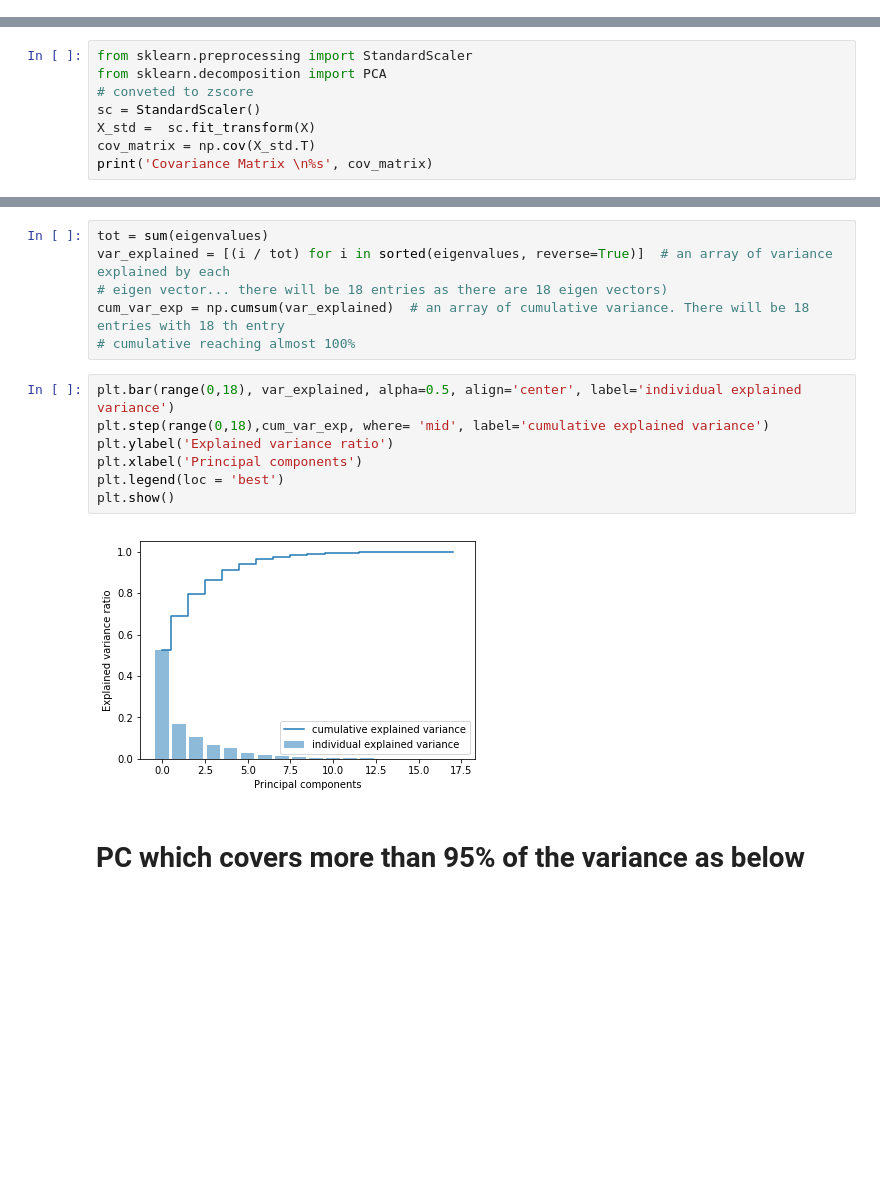
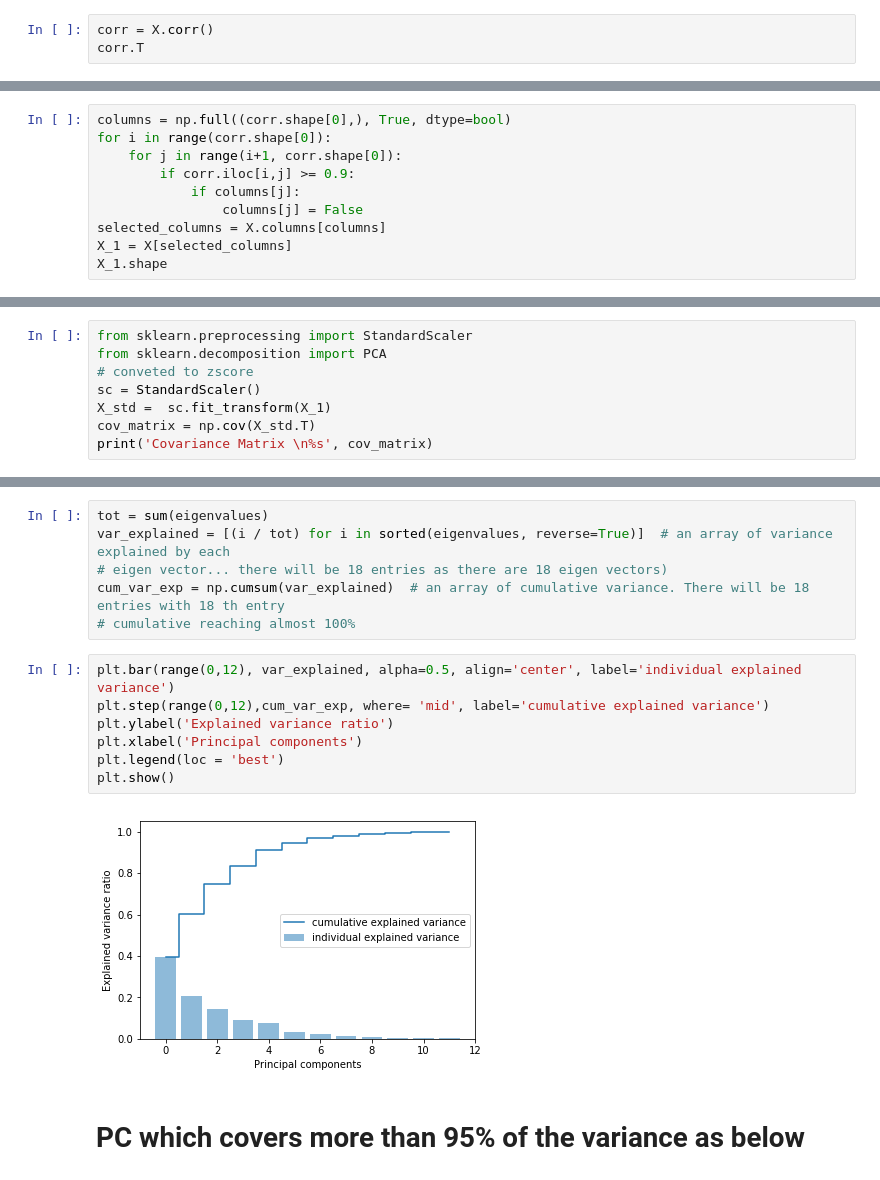
Before and after one commit to GreatLearningAIML1/bangalore-feb-batch-rabigarg, a Jupyter notebook: Unsupervised Learning_R5_Project2.ipynb, the cells around one changed output, grey strips where cells are left out. Cells and saved outputs as stored; diff of their text form; blank space fills up the shorter version.

```diff
--- a/Unsupervised Learning_R5_Project2.ipynb
+++ b/Unsupervised Learning_R5_Project2.ipynb
@@ -154,3 +164,6 @@ Based on the details , we will go via PC variables so that we can cover most of
 # %%
 X = vehicle_df.drop("class", axis=1)
 Y = vehicle_df["class"]
+# %%
+corr = X.corr()
+corr.T
@@ -156,0 +188,10 @@ Y = vehicle_df["class"]
+# %%
+columns = np.full((corr.shape[0],), True, dtype=bool)
+for i in range(corr.shape[0]):
+    for j in range(i+1, corr.shape[0]):
+        if corr.iloc[i,j] >= 0.9:
+            if columns[j]:
+                columns[j] = False
+selected_columns = X.columns[columns]
+X_1 = X[selected_columns]
+X_1.shape
@@ -168,7 +211,7 @@ from sklearn.preprocessing import StandardScaler
 from sklearn.decomposition import PCA
 # conveted to zscore
 sc = StandardScaler()
-X_std =  sc.fit_transform(X)
+X_std =  sc.fit_transform(X_1)
 cov_matrix = np.cov(X_std.T)
 print('Covariance Matrix \n%s', cov_matrix)
 # %% [output]
@@ -254,14 +297,14 @@ var_explained = [(i / tot) for i in sorted(eigenvalues, reverse=True)]  # an arr
 cum_var_exp = np.cumsum(var_explained)  # an array of cumulative variance. There will be 18 entries with 18 th entry
 # cumulative reaching almost 100%
 # %%
-plt.bar(range(0,18), var_explained, alpha=0.5, align='center', label='individual explained variance')
-plt.step(range(0,18),cum_var_exp, where= 'mid', label='cumulative explained variance')
+plt.bar(range(0,12), var_explained, alpha=0.5, align='center', label='individual explained variance')
+plt.step(range(0,12),cum_var_exp, where= 'mid', label='cumulative explained variance')
 plt.ylabel('Explained variance ratio')
 plt.xlabel('Principal components')
 plt.legend(loc = 'best')
 plt.show()
 # %% [output]
-[figure, old version]
+[figure, new version]
 # %% [markdown]
 # PC which covers more than 95% of the variance as below
 # %%
```
Also changed, not shown: parts of 27 cells of this notebook.
